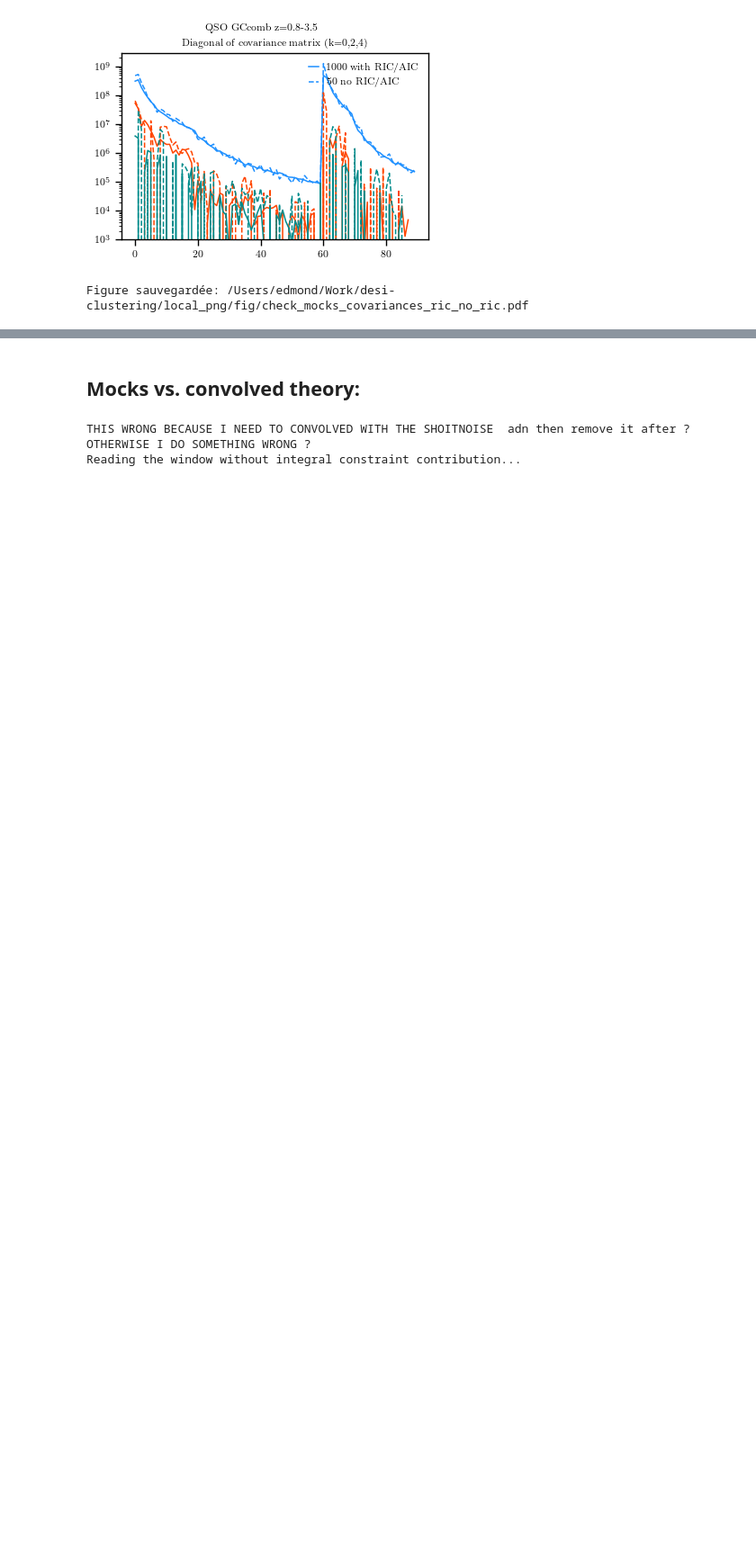
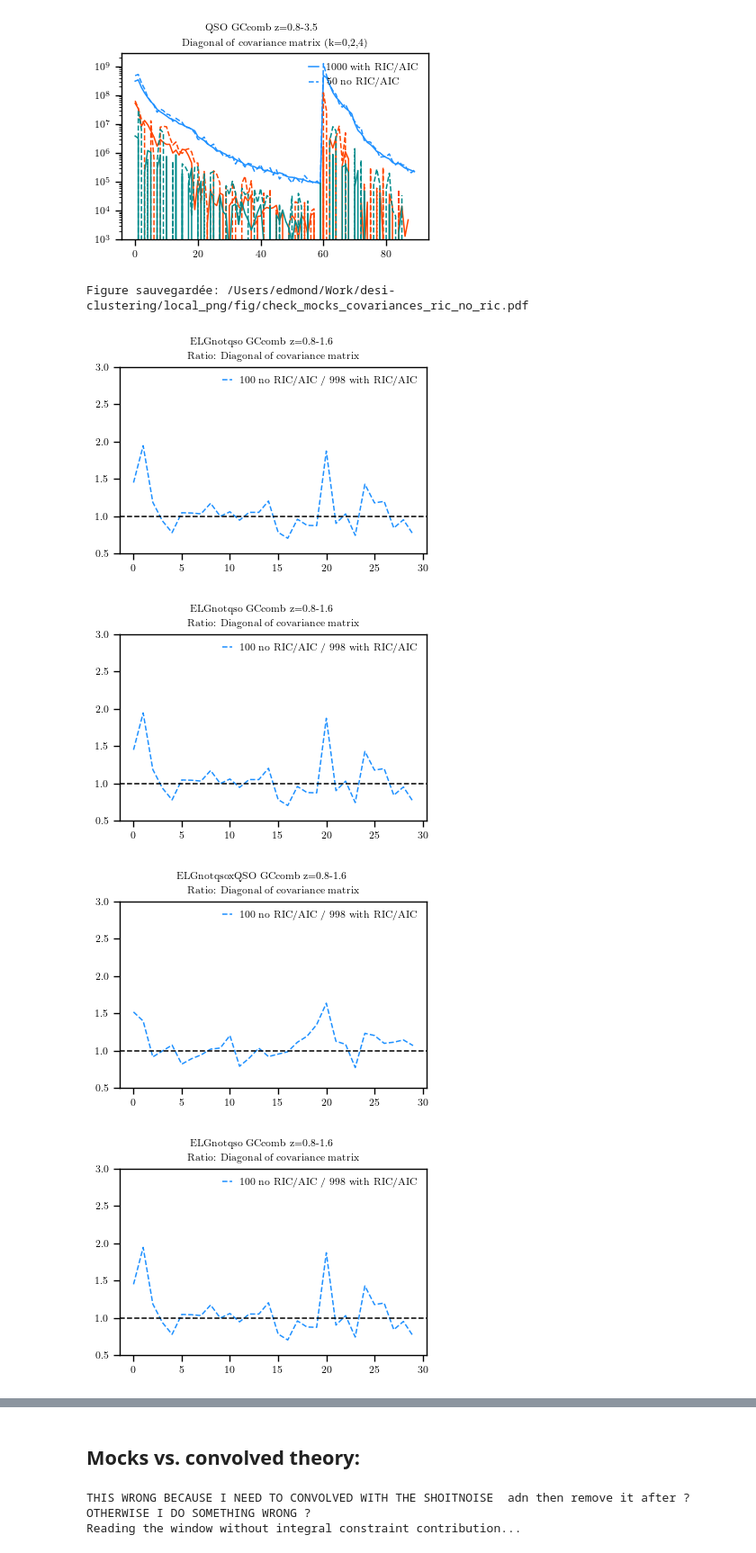
Before and after one commit to AlbertoRosado1/cai-dr2-clustering-products, a Jupyter notebook: local_png/check_mocks.ipynb, the cells around one changed output, grey strips where cells are left out. Shown at 90% size. Saved outputs shown, nothing was run; the diff lists cells and outputs as text; code cells hidden in the pictures; blank space fills up the shorter version.

```diff
--- a/local_png/check_mocks.ipynb
+++ b/local_png/check_mocks.ipynb
@@ -444,3 +432,55 @@ with PdfPages(pdf_path) as pdf:
 [figure]
 [figure]
 Figure sauvegardée: /Users/edmond/Work/desi-clustering/local_png/fig/check_mocks_covariances_ric_no_ric.pdf
+# %%
+pdf_path = Path('fig/check_mocks_covariances_ric_no_ric_ratio.pdf')
+
+with PdfPages(pdf_path) as pdf:
+    for tracer in tracers_available:
+
+        region = 'GCcomb'
+        zrange = zranges_by_tracer.get(tracer, [])
+
+        try:
+            sel = (available['tracer'] == tracer) & (available['region'] == region) & (available['zrange'] == zrange) & (available['weight'] == 'default-fkp-oqe')
+            fns = list(available[sel]['path'])
+
+            sel = (available['tracer'] == tracer) & (available['region'] == region) & (available['zrange'] == zrange) & (available['weight'] == 'default-noimsys-fkp-oqe')
+            fns_noimsys = list(available[sel]['path'])
+
+            sel = (available['tracer'] == tracer) & (available['region'] == region) & (available['zrange'] == zrange) & (available['weight'] == 'default-fkp-oqe_reshuffle')
+            fns_reshuffle = list(available[sel]['path'])
+
+            sel = (available['tracer'] == tracer) & (available['region'] == region) & (available['zrange'] == zrange) & (available['weight'] == 'default-noimsys-fkp-oqe_reshuffle')
+            fns_noimsys_reshuffle = list(available[sel]['path'])
+
+            pks = [rebin_data(lsstypes.read(fn), None, None, kmin=1e-4, kmax=0.1)[0] for fn in fns]
+            cov = lsstypes.cov(pks)
+
+            pks = [rebin_data(lsstypes.read(fn), None, None, kmin=1e-4, kmax=0.1)[0] for fn in fns_noimsys_reshuffle]
+            cov_noric_noaic = lsstypes.cov(pks)
+
+            fig = plt.figure(figsize=(4, 3))
+            for k in [0]:
+                cov_mocks_ric_aic = cov.at.observable.select(k=slice(0, None, 3))
+                cov_mocks_no_ric_aic = cov_noric_noaic.at.observable.select(k=slice(0, None, 3))
+                plt.plot(np.diag(cov_mocks_no_ric_aic.value(), k=k) / np.diag(cov_mocks_ric_aic.value(), k=k), ls='--', label='100 no RIC/AIC / 998 with RIC/AIC' if k == 0 else None)
+            plt.axhline(1, ls='--', c='k')
+            plt.ylim([0.5, 3])
+            plt.legend(loc='upper right')
+            plt.title('Ratio: Diagonal of covariance matrix')
+
+            plt.suptitle(f'{tracer} {region} z={zrange}',fontsize=8, y=0.92)
+            plt.tight_layout()
+            pdf.savefig(fig)
+            plt.show()
+
+        except Exception as e:
+            print(f"Erreur pour {tracer}: {e}")
+
+    print(f"Figure sauvegardée: {pdf_path.resolve()}")
+# %% [output]
+[figure, added]
+[figure, added]
+[figure, added]
+[figure, added]
```
Also changed, not shown: parts of 4 cells of this notebook, 5 other files.
